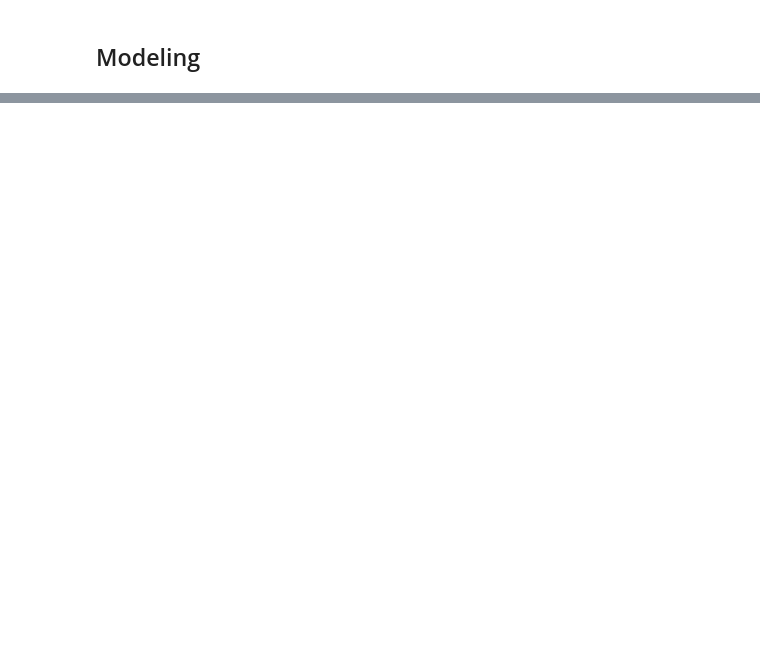
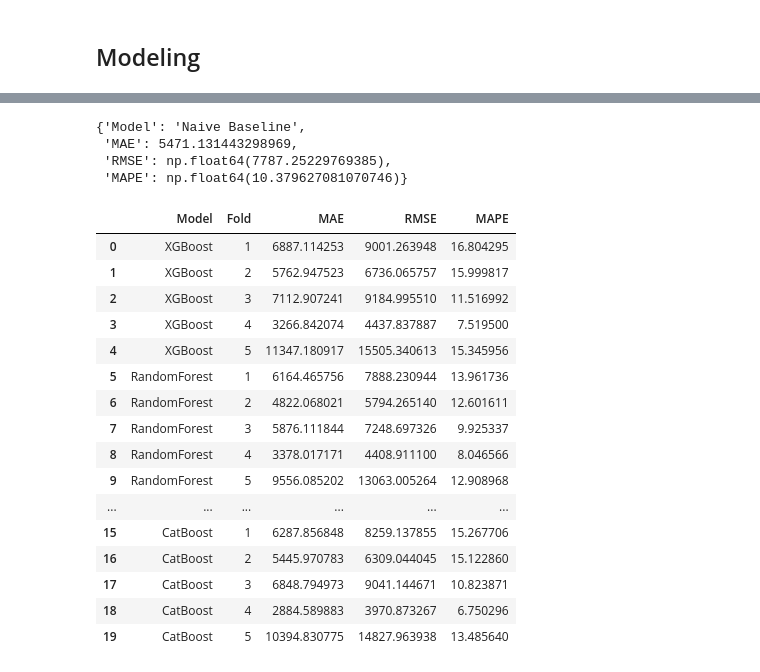
Before and after one commit to Sands225/Chili-Price-Prediction, a Jupyter notebook: chili_prediction.ipynb, the cells around one changed output, grey strips where cells are left out. Saved outputs shown, nothing was run; the diff lists cells and outputs as text; code cells hidden in the pictures; blank space fills up the shorter version.

```diff
--- a/chili_prediction.ipynb
+++ b/chili_prediction.ipynb
@@ -410,0 +424,27 @@ pd.DataFrame(scores)
+# %%
+def rmse(y_true, y_pred):
+    return np.sqrt(mean_squared_error(y_true, y_pred))
+
+
+def mape(y_true, y_pred):
+    y_true = np.asarray(y_true)
+    y_pred = np.asarray(y_pred)
+
+    mask = y_true != 0
+    return np.mean(np.abs((y_true[mask] - y_pred[mask]) / y_true[mask])) * 100
+# %%
+baseline_pred = test_df['lag_3']
+
+baseline_result = {
+    'Model': 'Naive Baseline',
+    'MAE': mean_absolute_error(y_test, baseline_pred),
+    'RMSE': rmse(y_test, baseline_pred),
+    'MAPE': mape(y_test, baseline_pred)
+}
+
+baseline_result
+# %% [output]
+{'Model': 'Naive Baseline',
+ 'MAE': 5471.131443298969,
+ 'RMSE': np.float64(7787.25229769385),
+ 'MAPE': np.float64(10.379627081070746)}
@@ -410,0 +490,51 @@ pd.DataFrame(scores)
+# %%
+tscv = TimeSeriesSplit(n_splits=5)
+
+cv_scores = []
+
+for model_name, model in models.items():
+
+    for fold, (train_idx, val_idx) in enumerate(tscv.split(train_df)):
+
+        fold_train = train_df.iloc[train_idx]
+        fold_val = train_df.iloc[val_idx]
+
+        X_fold_train = fold_train[features]
+        y_fold_train = fold_train[target]
+
+        X_fold_val = fold_val[features]
+        y_fold_val = fold_val[target]
+
+        model_fold = clone(model)
+        model_fold.fit(X_fold_train, y_fold_train)
+
+        val_pred = model_fold.predict(X_fold_val)
+
+        cv_scores.append({
+            'Model': model_name,
+            'Fold': fold + 1,
+            'MAE': mean_absolute_error(y_fold_val, val_pred),
+            'RMSE': rmse(y_fold_val, val_pred),
+            'MAPE': mape(y_fold_val, val_pred)
+        })
+
+cv_scores_df = pd.DataFrame(cv_scores)
+cv_scores_df
+# %% [output]
+|  | Model | Fold | MAE | RMSE | MAPE |
+| 0 | XGBoost | 1 | 6887.114253 | 9001.263948 | 16.804295 |
+| 1 | XGBoost | 2 | 5762.947523 | 6736.065757 | 15.999817 |
+| 2 | XGBoost | 3 | 7112.907241 | 9184.995510 | 11.516992 |
+| 3 | XGBoost | 4 | 3266.842074 | 4437.837887 | 7.519500 |
+| 4 | XGBoost | 5 | 11347.180917 | 15505.340613 | 15.345956 |
+| 5 | RandomForest | 1 | 6164.465756 | 7888.230944 | 13.961736 |
+| 6 | RandomForest | 2 | 4822.068021 | 5794.265140 | 12.601611 |
+| 7 | RandomForest | 3 | 5876.111844 | 7248.697326 | 9.925337 |
+| 8 | RandomForest | 4 | 3378.017171 | 4408.911100 | 8.046566 |
+| 9 | RandomForest | 5 | 9556.085202 | 13063.005264 | 12.908968 |
+| ... | ... | ... | ... | ... | ... |
+| 15 | CatBoost | 1 | 6287.856848 | 8259.137855 | 15.267706 |
+| 16 | CatBoost | 2 | 5445.970783 | 6309.044045 | 15.122860 |
+| 17 | CatBoost | 3 | 6848.794973 | 9041.144671 | 10.823871 |
+| 18 | CatBoost | 4 | 2884.589883 | 3970.873267 | 6.750296 |
+| 19 | CatBoost | 5 | 10394.830775 | 14827.963938 | 13.485640 |
```
Also changed, not shown: parts of 32 cells of this notebook.
